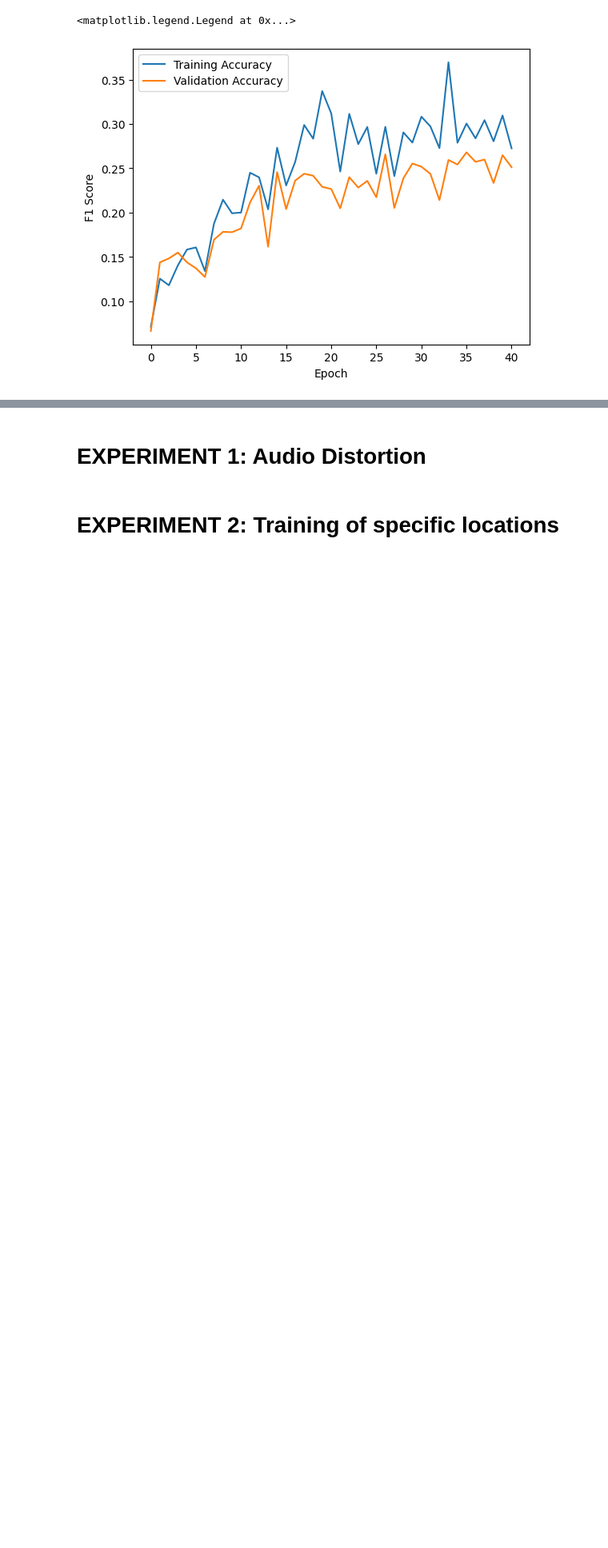
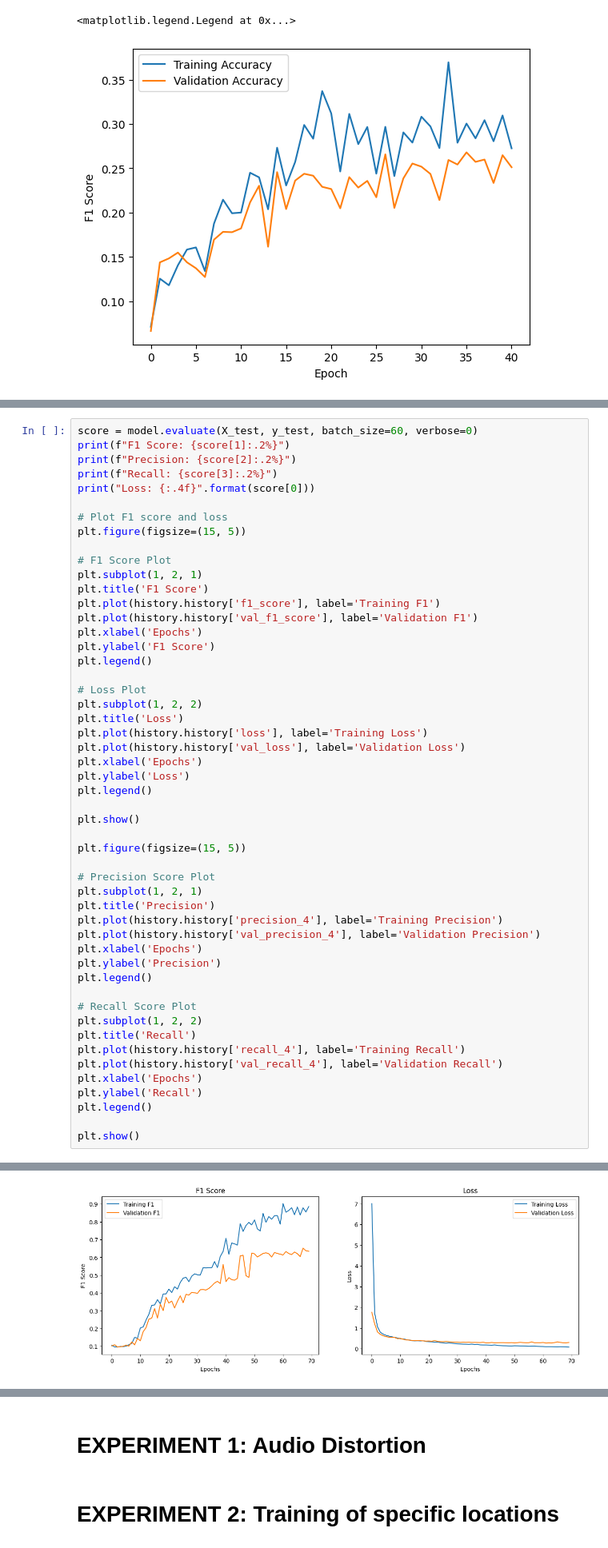
Before and after one commit to Kbeaty26/DS340-Project, a Jupyter notebook: projectCode.ipynb, the cells around one changed output, grey strips where cells are left out. Shown at 80% size. Cells and saved outputs as stored; diff of their text form; blank space fills up the shorter version.

Commit message:
keras model

```diff
--- a/projectCode.ipynb
+++ b/projectCode.ipynb
@@ -429,0 +492,52 @@ plt.legend()
+# %%
+score = model.evaluate(X_test, y_test, batch_size=60, verbose=0)
+print(f"F1 Score: {score[1]:.2%}")
+print(f"Precision: {score[2]:.2%}")
+print(f"Recall: {score[3]:.2%}")
+print("Loss: {:.4f}".format(score[0]))
+
+# Plot F1 score and loss
+plt.figure(figsize=(15, 5))
+
+# F1 Score Plot
+plt.subplot(1, 2, 1)
+plt.title('F1 Score')
+plt.plot(history.history['f1_score'], label='Training F1')
+plt.plot(history.history['val_f1_score'], label='Validation F1')
+plt.xlabel('Epochs')
+plt.ylabel('F1 Score')
+plt.legend()
+
+# Loss Plot
+plt.subplot(1, 2, 2)
+plt.title('Loss')
+plt.plot(history.history['loss'], label='Training Loss')
+plt.plot(history.history['val_loss'], label='Validation Loss')
+plt.xlabel('Epochs')
+plt.ylabel('Loss')
+plt.legend()
+
+plt.show()
+
+plt.figure(figsize=(15, 5))
+
+# Precision Score Plot
+plt.subplot(1, 2, 1)
+plt.title('Precision')
+plt.plot(history.history['precision_4'], label='Training Precision')
+plt.plot(history.history['val_precision_4'], label='Validation Precision')
+plt.xlabel('Epochs')
+plt.ylabel('Precision')
+plt.legend()
+
+# Recall Score Plot
+plt.subplot(1, 2, 2)
+plt.title('Recall')
+plt.plot(history.history['recall_4'], label='Training Recall')
+plt.plot(history.history['val_recall_4'], label='Validation Recall')
+plt.xlabel('Epochs')
+plt.ylabel('Recall')
+plt.legend()
+
+plt.show()
+# %% [output]
@@ -429,0 +548 @@ plt.legend()
+[figure, added]
```
Also changed, not shown: parts of 4 cells of this notebook.
